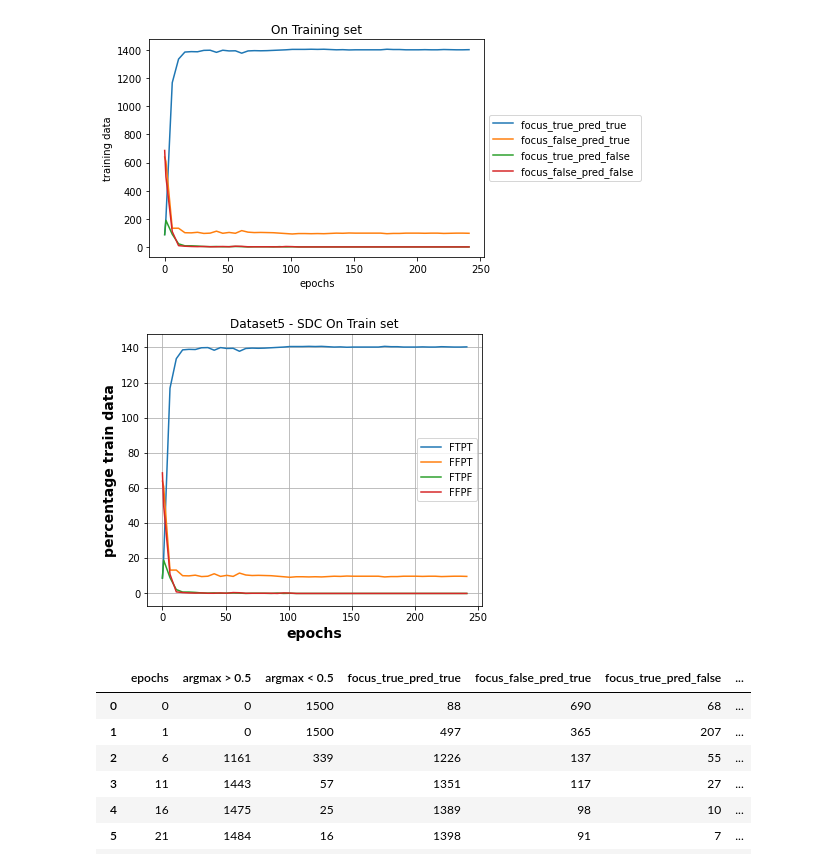
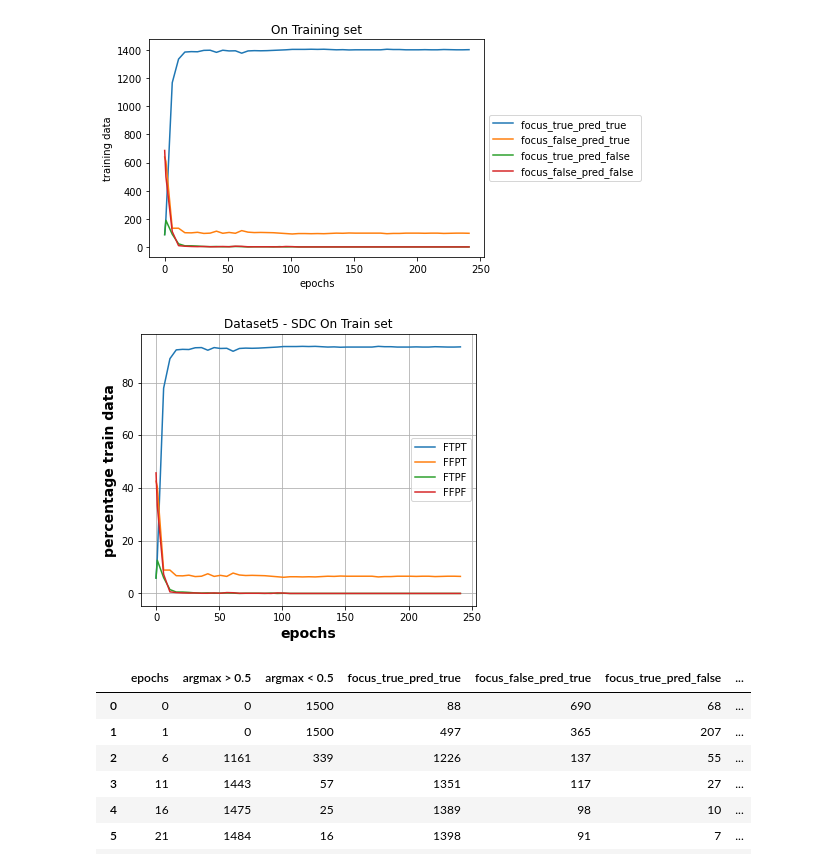
Before and after one commit to lnpandey/IITM_Research_Interpretability_of_Attention_Networks, a Jupyter notebook: CODS_COMAD/SDC on all datasets/grid_data_focus_mlp1_classify_mlp1.ipynb, the cells around one changed output. Drawn from its saved outputs; the diff is of its cells as text; code cells hidden in the pictures.

```diff
--- a/CODS_COMAD/SDC on all datasets/grid_data_focus_mlp1_classify_mlp1.ipynb
+++ b/CODS_COMAD/SDC on all datasets/grid_data_focus_mlp1_classify_mlp1.ipynb
@@ -889,23 +889,23 @@ plt.show()
 [figure]
 # %%
 plt.figure(figsize=(6,5))
-plt.plot(col1,np.array(col4)/10, label ="FTPT")
-plt.plot(col1,np.array(col5)/10, label ="FFPT")
-plt.plot(col1,np.array(col6)/10, label ="FTPF")
-plt.plot(col1,np.array(col7)/10, label ="FFPF")
+plt.plot(col1,np.array(col4)/15, label ="FTPT")
+plt.plot(col1,np.array(col5)/15, label ="FFPT")
+plt.plot(col1,np.array(col6)/15, label ="FTPF")
+plt.plot(col1,np.array(col7)/15, label ="FFPF")
 plt.title("Dataset5 - SDC On Train set")
 plt.grid()
 # plt.legend(loc='center left', bbox_to_anchor=(1, 0.5))
 plt.legend()
 plt.xlabel("epochs", fontsize=14, fontweight = 'bold')
 plt.ylabel("percentage train data", fontsize=14, fontweight = 'bold')
 plt.savefig(path+"ds5_train.png", bbox_inches="tight")
 plt.savefig(path+"ds5_train.pdf", bbox_inches="tight")
 plt.savefig("ds5_train.png", bbox_inches="tight")
 plt.savefig("ds5_train.pdf", bbox_inches="tight")
 plt.show()
 # %% [output]
-[figure, old version]
+[figure, new version]
 # %%
 df_test
 # %% [output]
```
Also changed, not shown: parts of 4 cells of this notebook, 19 other files.
